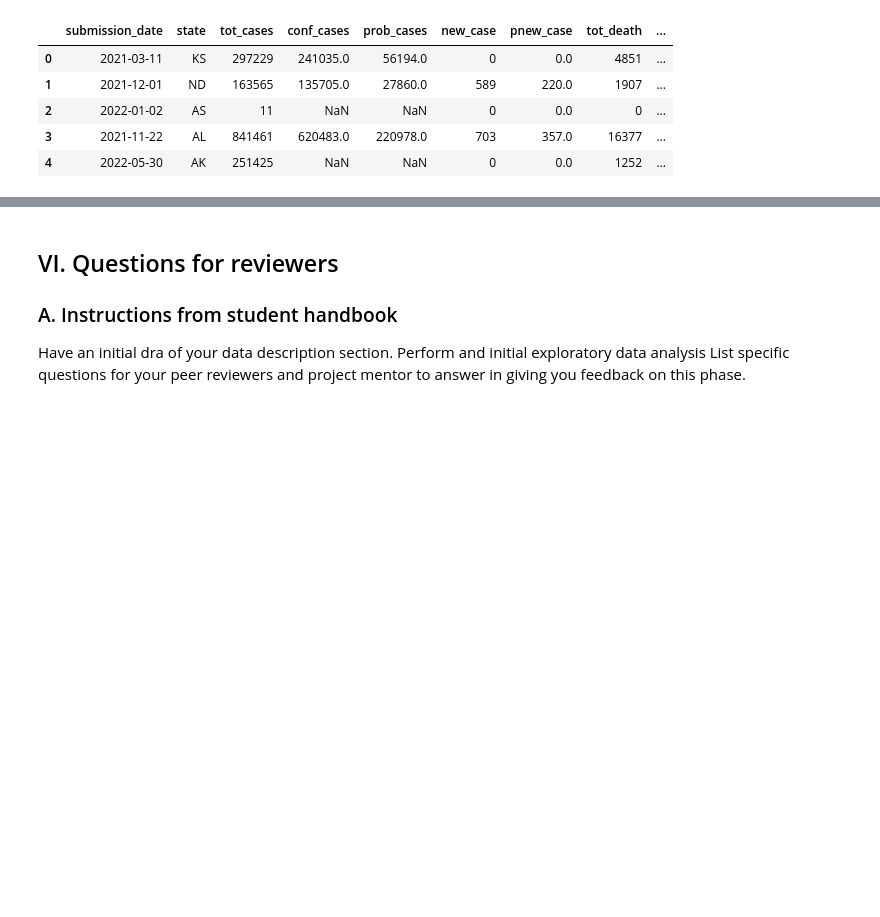
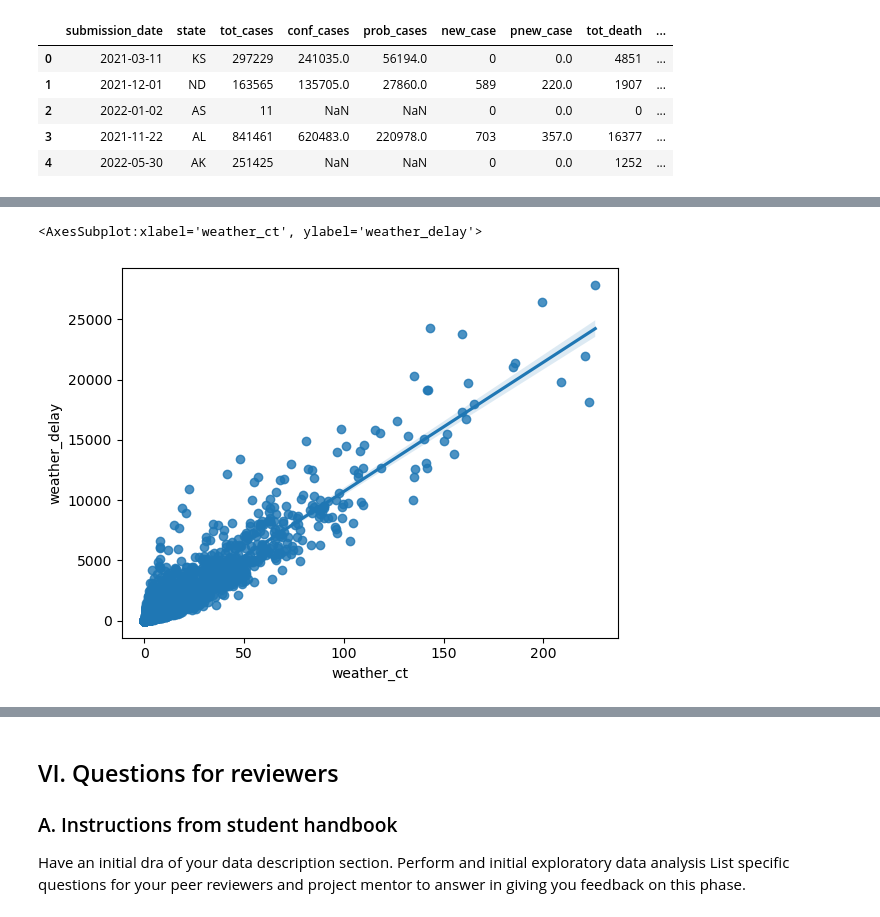
Before and after one commit to maddiklancher/2950Project, a Jupyter notebook: project2950-phase2.ipynb, the cells around one changed output, grey strips where cells are left out. Saved outputs shown, nothing was run; the diff lists cells and outputs as text; code cells hidden in the pictures; blank space fills up the shorter version.

```diff
--- a/project2950-phase2.ipynb
+++ b/project2950-phase2.ipynb
@@ -209,0 +260,6 @@ NameError: name 'df_covid_cleaned' is not defined
+# %%
+# scatterplot for x1 and y1
+seaborn.regplot(data = df_delays, x='weather_ct', y='weather_delay')
+# %% [output]
+<AxesSubplot:xlabel='weather_ct', ylabel='weather_delay'>
+[figure, added]
```
Also changed, not shown: parts of 26 cells of this notebook, 1 other file.
